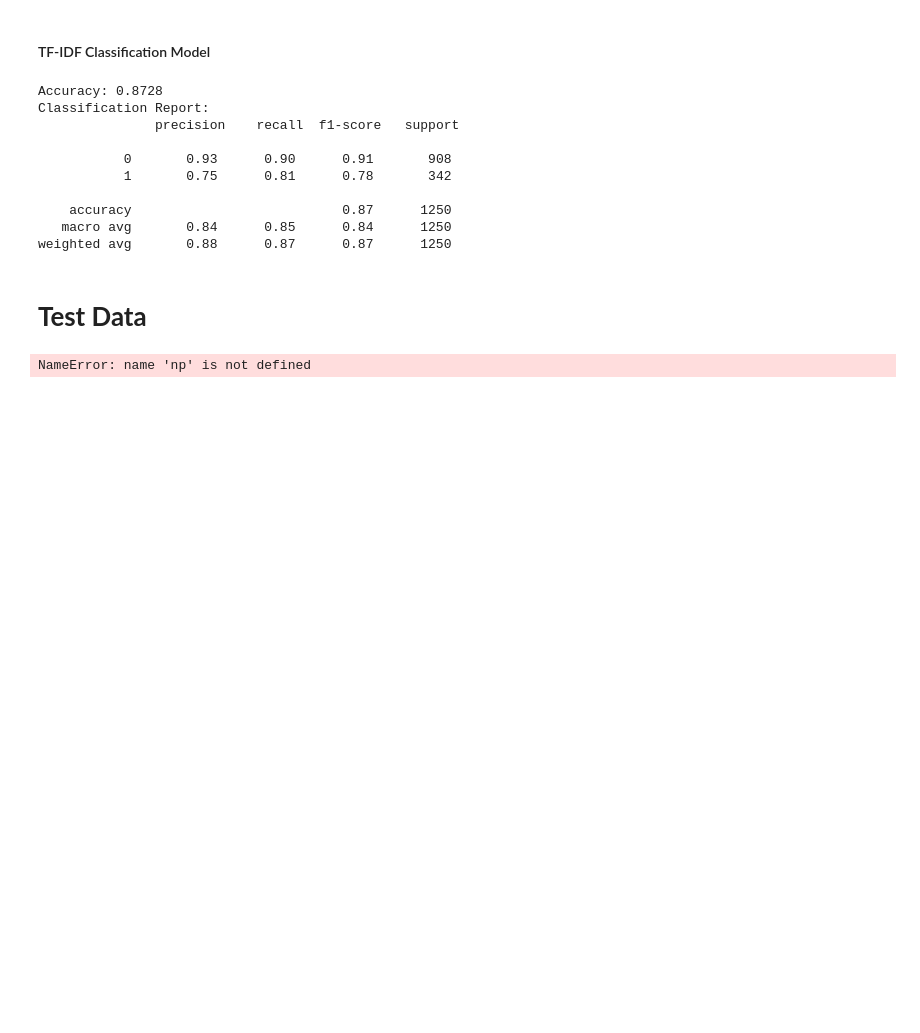
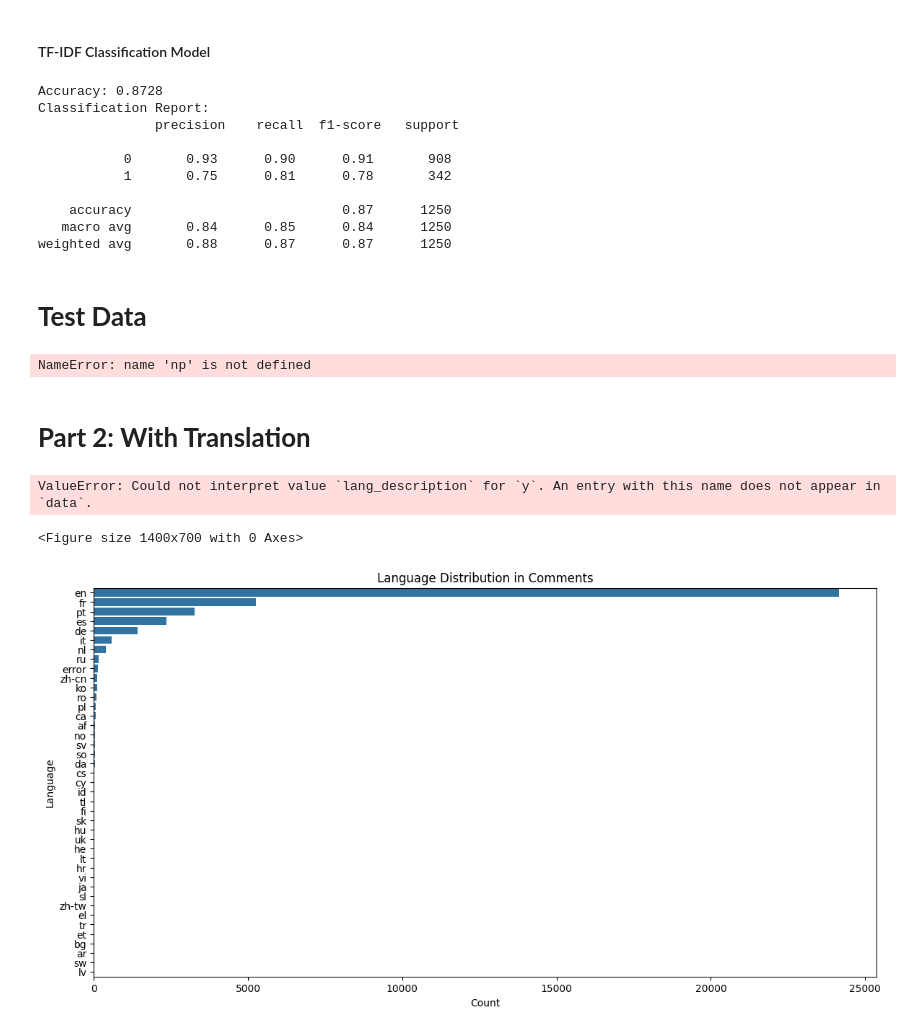
Before and after one commit to ontenkutsenko/NLP_Airbnb_Delisting_Prediction, a Jupyter notebook: Baseline.ipynb, the cells around one changed output. Cells and saved outputs as stored; diff of their text form; code cells hidden in the pictures; blank space fills up the shorter version.

Commit message:
translated df_train and df_train_reviews with google cloud API

```diff
--- a/Baseline.ipynb
+++ b/Baseline.ipynb
@@ -609,3 +613,42 @@ X_test = np.hstack((df_test['description_embedding'].values.tolist(), df_test['h
 y_pred = rf_classifier.predict(X_test) # predictions for test
 # %% [output]
 NameError: name 'np' is not defined
+# %% [markdown]
+# **Part 2: With Translation**
+# %%
+df_train_translation = pd.read_excel('/content/Project Corpora/train.xlsx')
+df_train_reviews_translation = pd.read_excel('/content/Project Corpora/train_reviews.xlsx')
+df_test_translation = pd.read_excel('/content/Project Corpora/test.xlsx')
+df_test_reviews_translation = pd.read_excel('/content/Project Corpora/test_reviews.xlsx')
+# %%
+# before we translate we make a first cleaning
+df_train_translation['description'] = df_train_translation['description'].apply(clean_text)
+df_train_translation['host_about'] = df_train_translation['host_about'].apply(clean_text)
+df_train_reviews_translation['comments'] = df_train_reviews_translation['comments'].apply(clean_text)
+
+df_test_translation['description'] = df_test_translation['description'].apply(clean_text)
+df_test_translation['host_about'] = df_test_translation['host_about'].apply(clean_text)
+df_test_reviews_translation['comments'] = df_test_reviews_translation['comments'].apply(clean_text)
+# %%
+df_train_reviews_translation_10 = df_train_reviews_translation.groupby('index').apply(lambda x: x.sample(n=min(len(x), 10), random_state=42)).reset_index(drop=True) # limit to 10 reviews per property
+df_test_reviews_translation_10 = df_test_reviews_translation.groupby('index').apply(lambda x: x.sample(n=min(len(x), 10), random_state=42)).reset_index(drop=True) # limit to 10 reviews per property
+# %%
+df_train_translation['lang_description'] = df_train_translation['description'].apply(detect_language)
+df_train_translation['lang_host_about'] = df_train_translation['host_about'].apply(detect_language)
+df_train_reviews_translation_10['lang_comments'] = df_train_reviews_translation_10['comments'].apply(detect_language)
+
+df_test_translation['lang_description'] = df_test_translation['description'].apply(detect_language)
+df_test_translation['lang_host_about'] = df_test_translation['host_about'].apply(detect_language)
+df_test_reviews_translation_10['lang_comments'] = df_test_reviews_translation_10['comments'].apply(detect_language)
+# %% [output]
+ValueError: Could not interpret value `lang_description` for `y`. An entry with this name does not appear in `data`.
+<Figure size 1400x700 with 0 Axes>
+# %%
+plt.figure(figsize=(14, 7))
+sns.countplot(y='lang_comments', data=df_train_reviews_translation_10, order = df_train_reviews_translation_10['lang_comments'].value_counts().index)
+plt.title('Language Distribution in Comments')
+plt.xlabel('Count')
+plt.ylabel('Language')
+plt.show()
+# %% [output]
+[figure, added]
```
Also changed, not shown: parts of 11 cells of this notebook.
